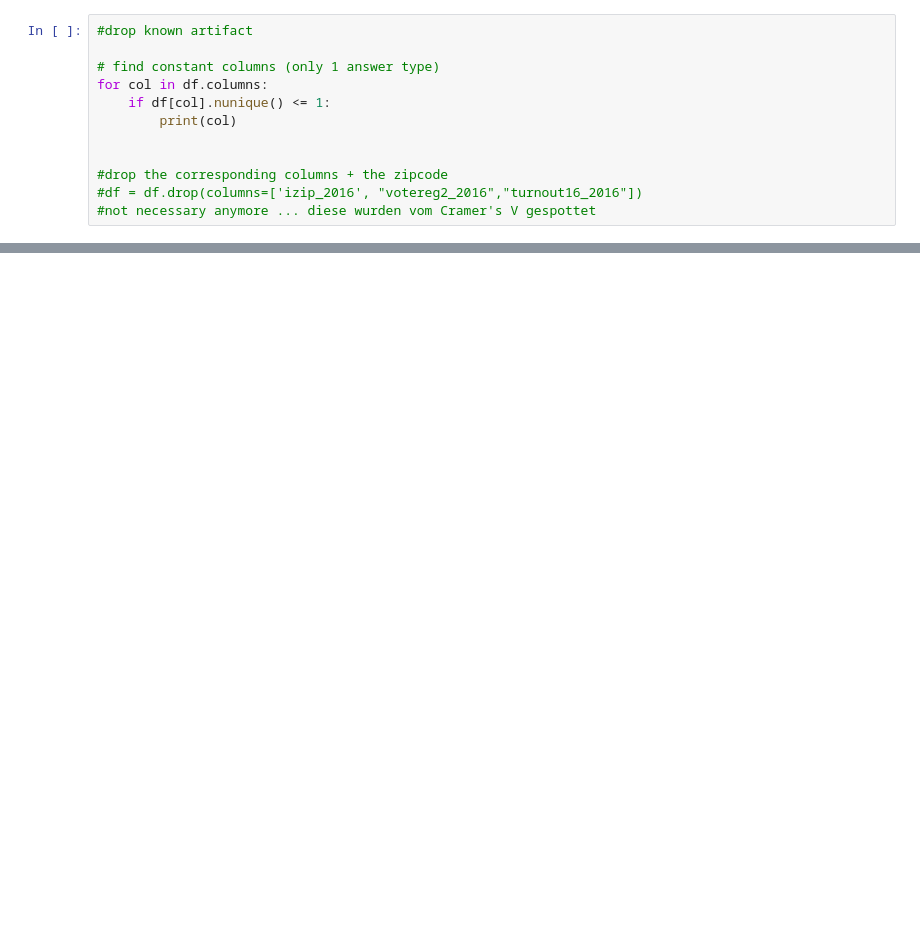
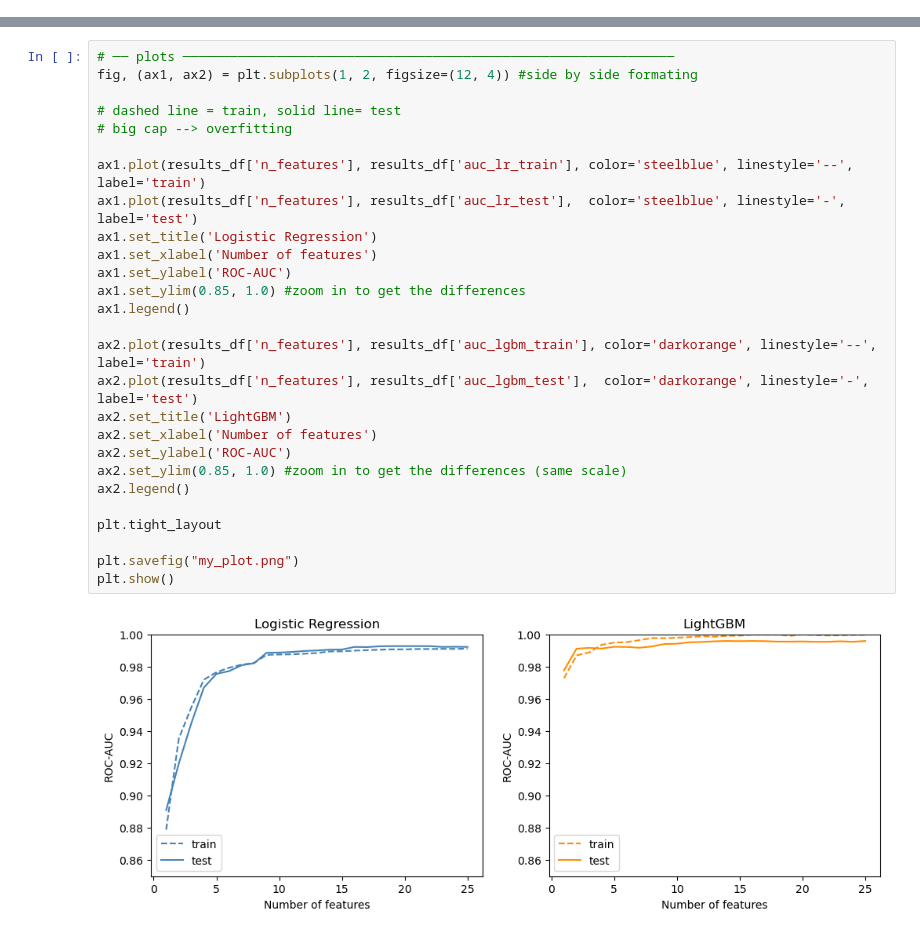
Before and after one commit to cherold01/esc403_us_vote2016, a Jupyter notebook: feature_selection.ipynb, the cells around one changed output, grey strips where cells are left out. Drawn from its saved outputs; the diff is of its cells as text; blank space fills up the shorter version.

```diff
--- a/feature_selection.ipynb
+++ b/feature_selection.ipynb
@@ -79,14 +120,2 @@ Features kept: 119
-# %%
-#drop known artifact
-
-# find constant columns (only 1 answer type)
-for col in df.columns:
-    if df[col].nunique() <= 1:
-        print(col)
-
-
-#drop the corresponding columns + the zipcode
-#df = df.drop(columns=['izip_2016', "votereg2_2016","turnout16_2016"])
-#not necessary anymore ... diese wurden vom Cramer's V gespottet
 # %%
 %pip install lightgbm
@@ -278,0 +276,29 @@ plt.show()
+# %%
+# ── plots ───────────────────────────────────────────────────────────────
+fig, (ax1, ax2) = plt.subplots(1, 2, figsize=(12, 4)) #side by side formating
+
+# dashed line = train, solid line= test
+# big cap --> overfitting
+
+ax1.plot(results_df['n_features'], results_df['auc_lr_train'], color='steelblue', linestyle='--', label='train')
+ax1.plot(results_df['n_features'], results_df['auc_lr_test'],  color='steelblue', linestyle='-',  label='test')
+ax1.set_title('Logistic Regression')
+ax1.set_xlabel('Number of features')
+ax1.set_ylabel('ROC-AUC')
+ax1.set_ylim(0.85, 1.0) #zoom in to get the differences
+ax1.legend()
+
+ax2.plot(results_df['n_features'], results_df['auc_lgbm_train'], color='darkorange', linestyle='--', label='train')
+ax2.plot(results_df['n_features'], results_df['auc_lgbm_test'],  color='darkorange', linestyle='-',  label='test')
+ax2.set_title('LightGBM')
+ax2.set_xlabel('Number of features')
+ax2.set_ylabel('ROC-AUC')
+ax2.set_ylim(0.85, 1.0) #zoom in to get the differences (same scale)
+ax2.legend()
+
+plt.tight_layout
+
+plt.savefig("my_plot.png")
+plt.show()
+# %% [output]
+[figure, added]
```
Also changed, not shown: parts of 14 cells of this notebook, 2 other files.
